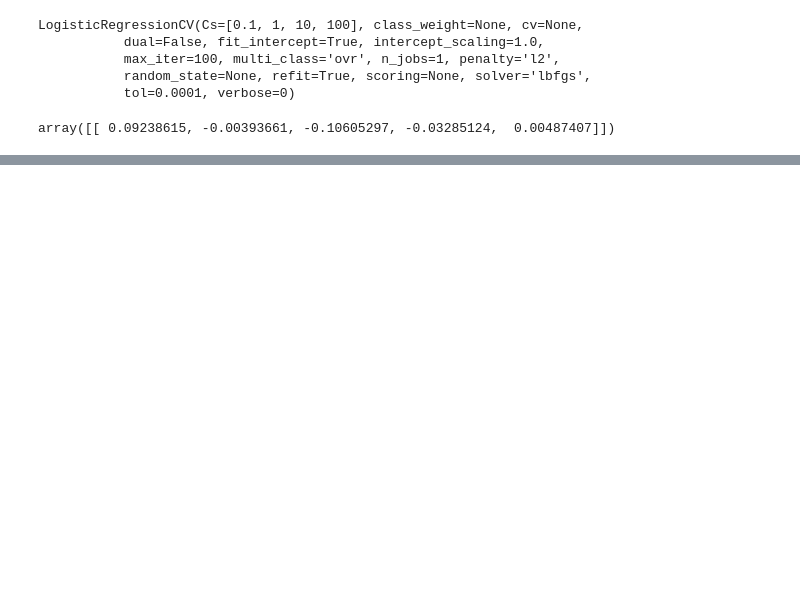
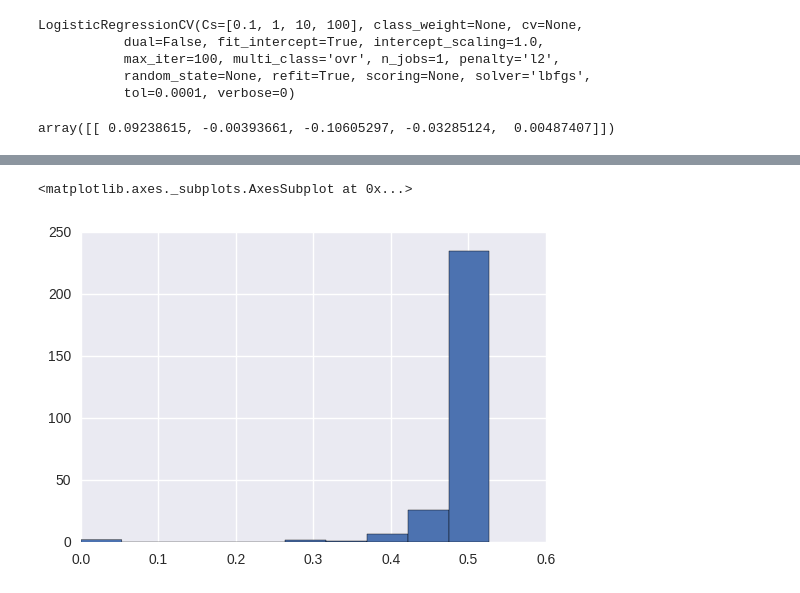
Before and after one commit to EvgenyKashin/CommentsAnalysis, a Jupyter notebook: Final.ipynb, the cells around one changed output, grey strips where cells are left out. Drawn from its saved outputs; the diff is of its cells as text; code cells hidden in the pictures; blank space fills up the shorter version.

```diff
--- a/Final.ipynb
+++ b/Final.ipynb
@@ -687,0 +878,4 @@ array([[ 0.09238615, -0.00393661, -0.10605297, -0.03285124,  0.00487407]])
+# %%
+lr = lm.LogisticRegression() # class_weight='balanced')
+# %%
+lr.fit(X_train, train_comments.is_gum.values)
@@ -687,0 +891,4 @@ array([[ 0.09238615, -0.00393661, -0.10605297, -0.03285124,  0.00487407]])
+# %%
+prediction = lr.predict(X_test)
+# %%
+test_comments['prediction'] = prediction
@@ -687,0 +908,5 @@ array([[ 0.09238615, -0.00393661, -0.10605297, -0.03285124,  0.00487407]])
+# %%
+test_comments.groupby('from_id').agg(np.std)['prediction'].hist()
+# %% [output]
+<matplotlib.axes._subplots.AxesSubplot at 0x...>
+[figure, added]
```
Also changed, not shown: parts of 49 cells of this notebook.
